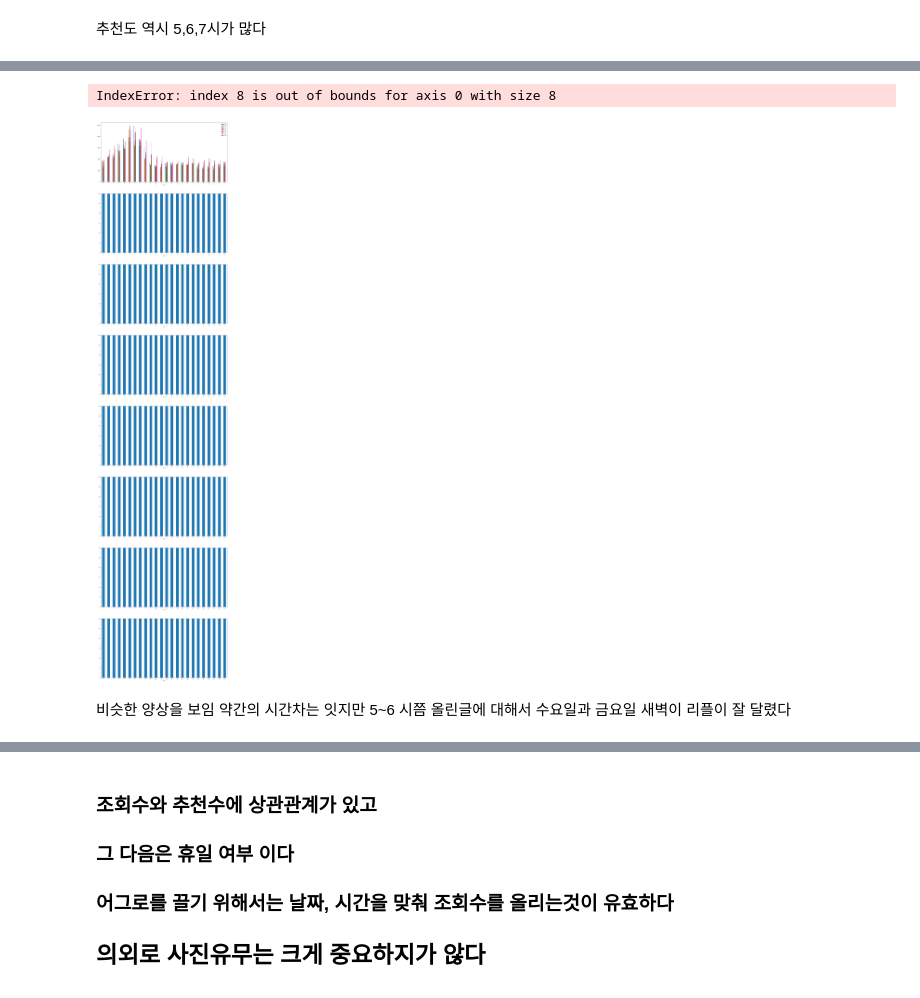
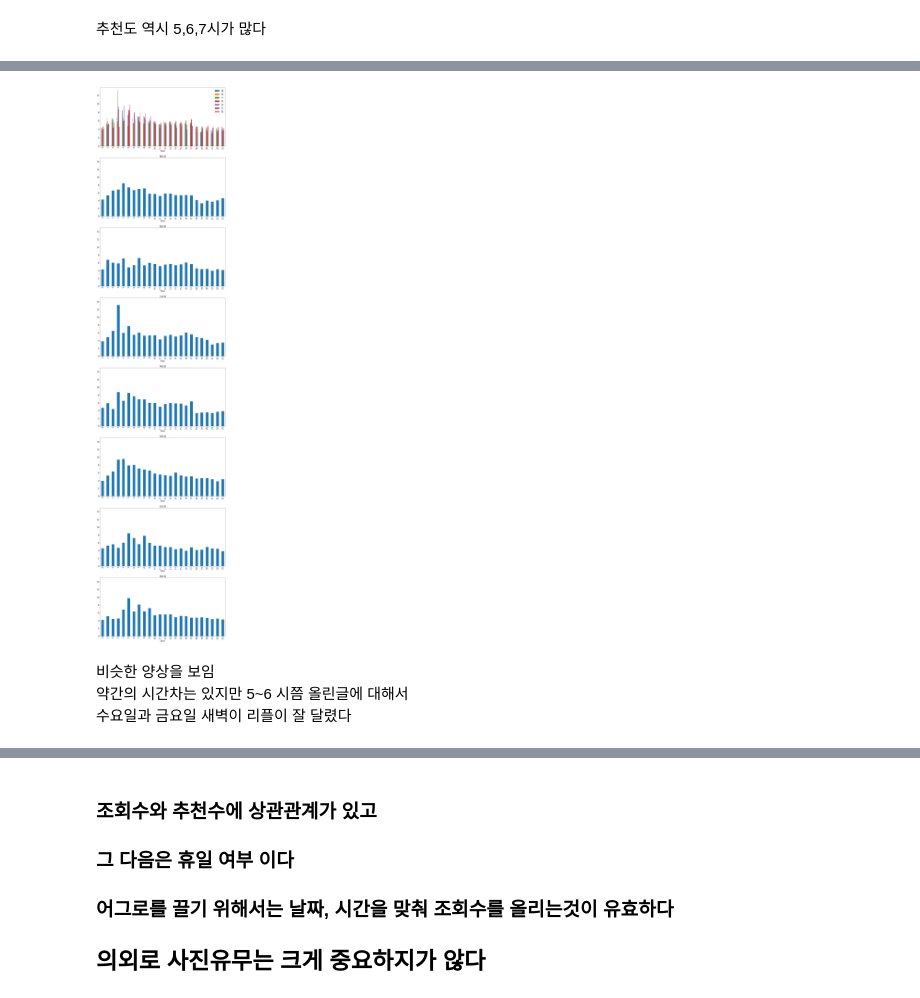
Before and after one commit to arandanito/clien, a Jupyter notebook: 03. EDA.ipynb, the cells around one changed output, grey strips where cells are left out. Cells and saved outputs as stored; diff of their text form; code cells hidden in the pictures.

```diff
--- a/03. EDA.ipynb
+++ b/03. EDA.ipynb
@@ -179,12 +179,18 @@ perday_melted
 # %%
 ### 멜트해서 hue로 나눠야함???
 
-fig, axes = plt.subplots(nrows=2)
-fig.set_size_inches(18,30)
+fig, axes = plt.subplots()
+fig.set_size_inches(20,10)
 
 # train data
-plt.sca(axes[0])
+plt.sca(axes)
 plt.xticks(rotation=30, ha='right') # x축 글자
-axes[0].set(ylabel='Count', title='시간별')
-sns.barplot(perday_melted['ind'],perday_melted['value'], data = perday_melted, hue='variable', ax=axes[0])
+sns.barplot(perday_melted['ind'],perday_melted['value'], data = perday_melted, hue='variable', ax=axes)
+axes.set(xlabel='시간',ylabel='Count', title='시간별')
+plt.rc('axes', titlesize=20)
+plt.rc('axes', labelsize=20)
+plt.rc('xtick', labelsize=20)
+plt.rc('ytick', labelsize=20)
+plt.rc('legend', fontsize=20)
+plt.rc('figure', titlesize=20)
 # %% [output]
@@ -205,3 +198,5 @@ sns.barplot(perday.index, perday['월'], ax=axes[0])
+# %%
+perday = perday.iloc[:,0:7]
 # %%
 # fig, axes = plt.subplots(8,1, figsize = (20,90))
 # axes
@@ -235,7 +228,7 @@ IndexError: index 8 is out of bounds for axis 0 with size 8
 새벽에 쓴글들이 유저들이 아침에 일어났을때 처음으로 접하게 되는 글이다
 5,6,7시는 글 리젠이 적어서 몇페이지가 안되기때문에 상대적으로 읽어보기가 쉽다
 # %%
-perday=cliennojan1.pivot_table('추천수',index = "hour", columns = 'dayofweek',aggfunc='mean')
+perday=clien.pivot_table('추천수',index = "hour", columns = 'dayofweek',aggfunc='mean')
 perday.columns = ['월','화','수','목','금','토','일']
 # %%
 perday
@@ -257,27 +282,26 @@ clien
 # %%
 perday=clien.pivot_table('리플수',index = "hour", columns = 'dayofweek',aggfunc='mean')
+perday.columns = ['월','화','수','목','금','토','일']
 # %%
 # fig, axes = plt.subplots(8,1, figsize = (20,90))
 # axes
 # axes[0].plot(perday)
 # # for i in range(len(perday.columns)):
 # #     axes[i,0].plot(kind='bar')
 # for i in range(len(perday.columns)):
 #     axes[int(i)+(1)].plot(perday.iloc[:,i])
 
 # 위와 아래는 동일함
 # 아래대로 써야 타입이랑 바꿔주기 쉽다
 fig, axes = plt.subplots(8,1, figsize = (20,90))
-axes
 perday.plot(ax= axes[0], kind='bar')
 # for i in range(len(perday.columns)):
 #     axes[i,0].plot(kind='bar')
 for i in range(len(perday.columns)):
-    perday.iloc[:,i].plot(ax = axes[int(i)+1],ylim=(0,30), kind = 'bar')
+    perday.iloc[:,i].plot(ax = axes[int(i)+1],ylim=(0,15), kind = 'bar',title = str(perday.columns[i])+"요일")
 # %% [output]
-IndexError: index 8 is out of bounds for axis 0 with size 8
-[figure, old version]
+[figure, new version]
 # %% [markdown]
 비슷한 양상을 보임
-약간의 시간차는 잇지만 5~6 시쯤 올린글에 대해서
+약간의 시간차는 있지만 5~6 시쯤 올린글에 대해서
 수요일과 금요일 새벽이 리플이 잘 달렸다
```
Also changed, not shown: parts of 19 cells of this notebook.
